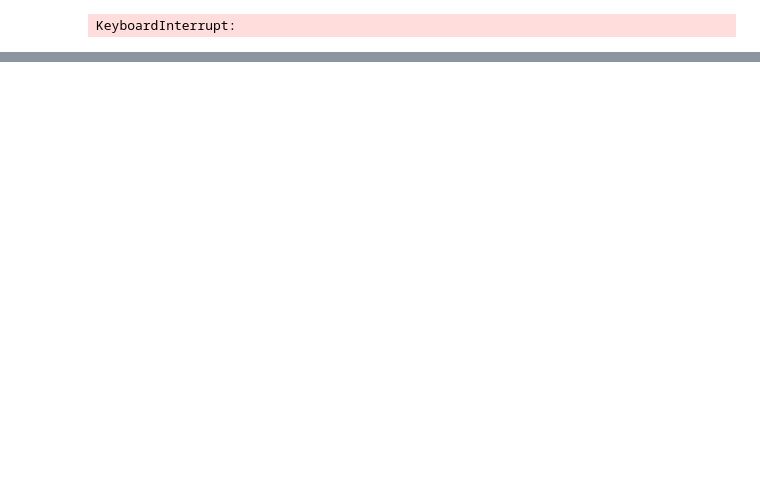
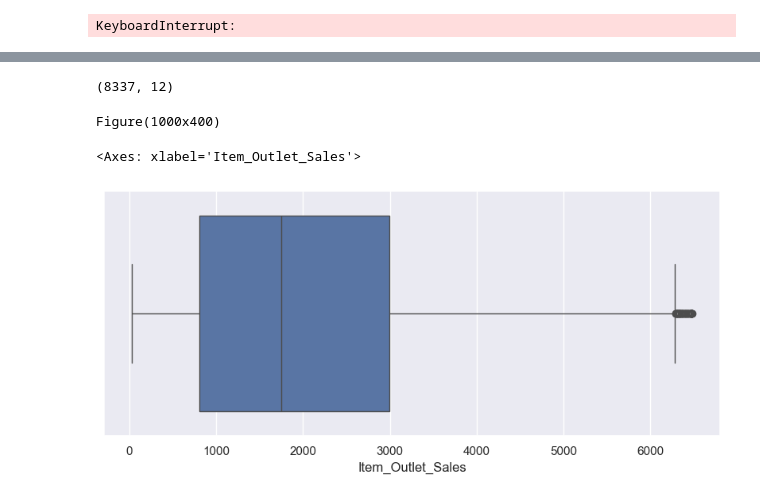
Before and after one commit to rawani123/ml_sales_ditection, a Jupyter notebook: mini_model.ipynb, the cells around one changed output, grey strips where cells are left out. Cells and saved outputs as stored; diff of their text form; code cells hidden in the pictures; blank space fills up the shorter version.

```diff
--- a/mini_model.ipynb
+++ b/mini_model.ipynb
@@ -446,0 +488,12 @@ KeyboardInterrupt:
+# %%
+new_df = df[df['Item_Outlet_Sales'] < upper_limit]
+new_df.shape
+# %% [output]
+(8337, 12)
+# %%
+print(plt.figure(figsize = (10, 4), dpi = 100))
+sns.boxplot(x = "Item_Outlet_Sales", data = new_df)
+# %% [output]
+Figure(1000x400)
+<Axes: xlabel='Item_Outlet_Sales'>
+[figure, added]
```
Also changed, not shown: parts of 34 cells of this notebook.
